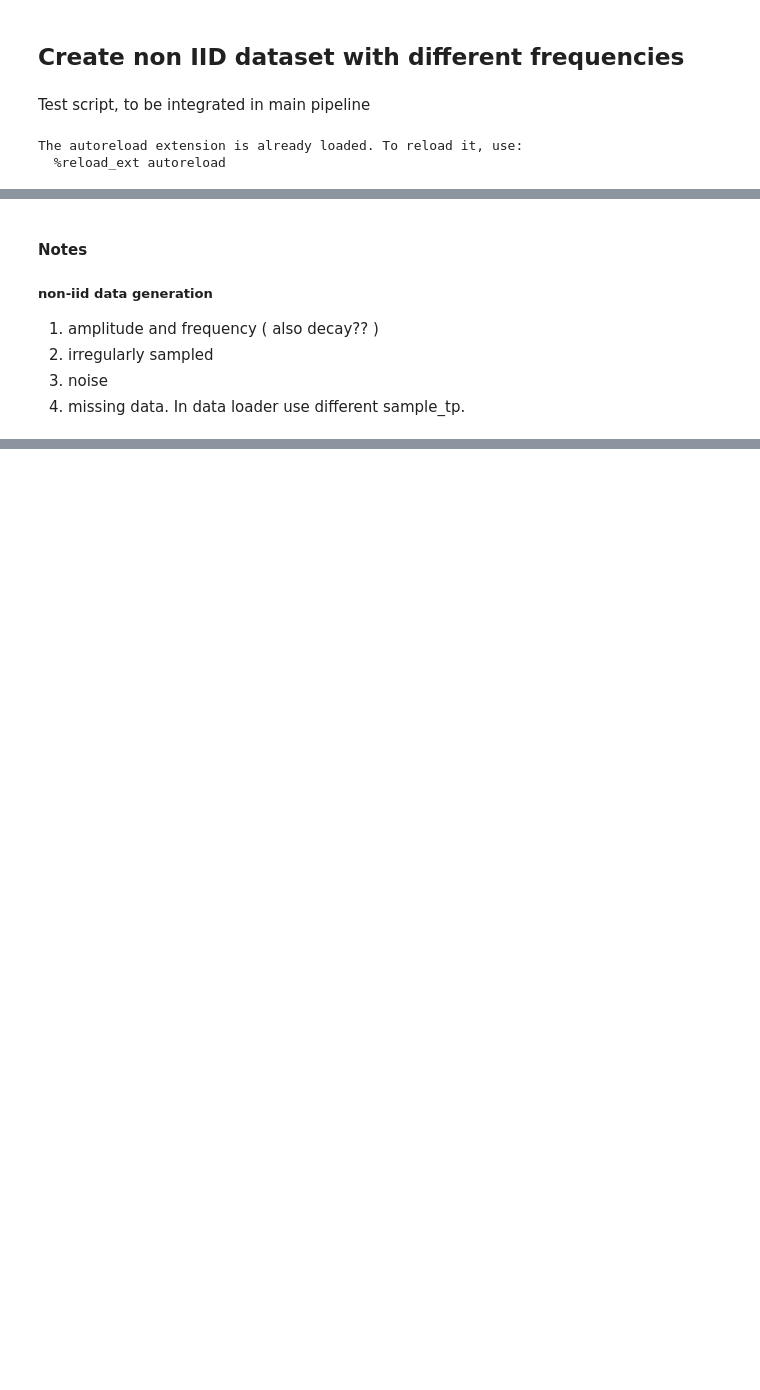
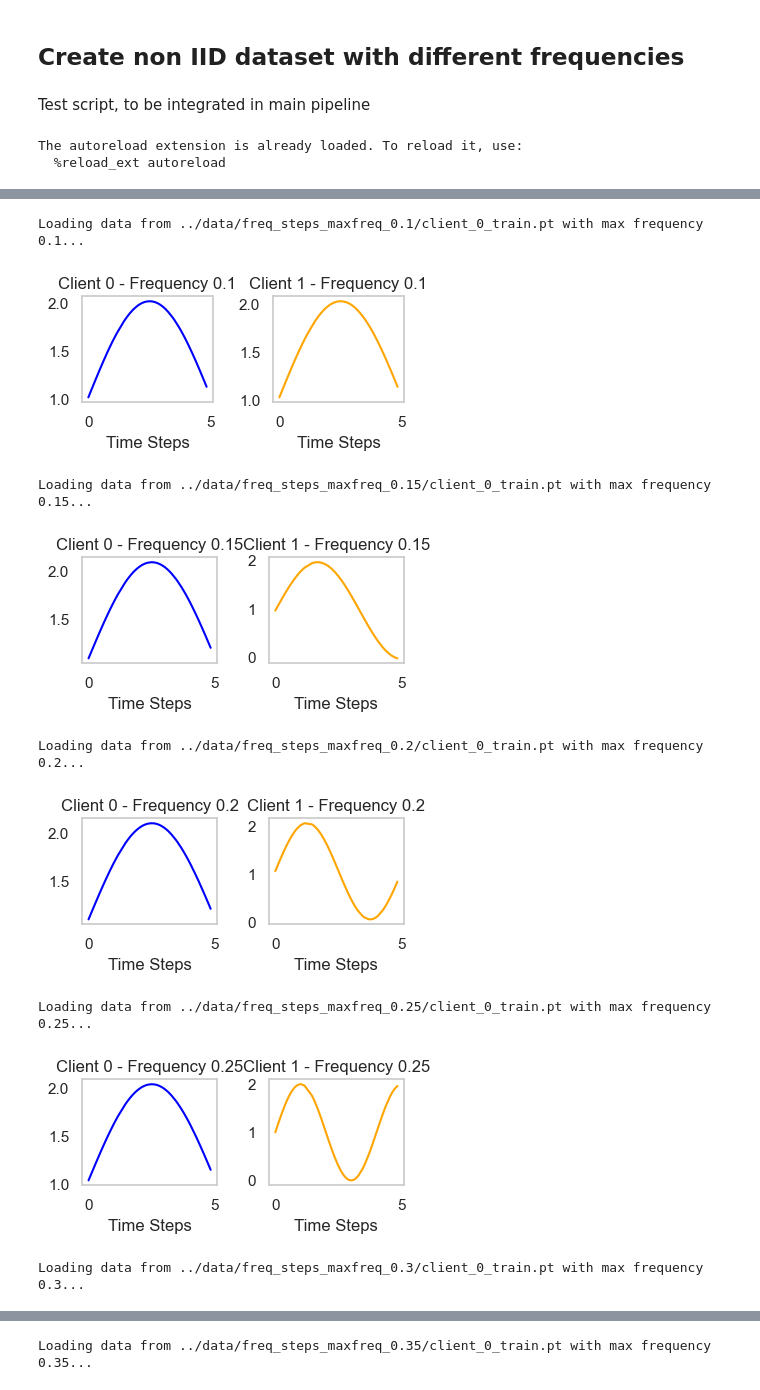
Before and after one commit to luisas/fl4tsf, a Jupyter notebook: analysis/06a_noniid_freq.ipynb, the cells around one changed output, grey strips where cells are left out. Drawn from its saved outputs; the diff is of its cells as text; code cells hidden in the pictures; blank space fills up the shorter version.

Commit message:
Add test for frequency

```diff
--- a/analysis/06a_noniid_freq.ipynb
+++ b/analysis/06a_noniid_freq.ipynb
@@ -477,20 +179,0 @@ import lib.utils as utils
-# %%
-dataset_prefix = "periodic_noniid_amp"
-
-base_amps = [0.5,  1.0, 2.0, 10.0]
-base_freqs = [0.5]
-n_total_tp = 5
-# get 100 samples per combination
-n_samples_per_combination = 1
-max_t_extrap = 5
-combinations = [(amp, freq) for amp in base_amps for freq in base_freqs]
-# Now we sample the time steps once!
-time_steps = sample_timesteps(n_total_tp, max_t_extrap)
-
-datasets = create_dataset_with_combinations(combinations, time_steps, n_samples_per_combination)
-#plot_all_combinations(datasets)
-full_dataset = merge_datasets(datasets)
-
-# 2. Split into train and test
-train, test = split_train_test_with_meta(full_dataset, train_fraq = 0.5)
-store_dataset(train, test, dataset_prefix=dataset_prefix, path_prefix="/Users/luisa/Desktop/nygc/cluster/projects/fl4tsf/data")
@@ -630,9 +180,49 @@ FileNotFoundError: [Errno 2] No such file or directory: '../data/luisa_offset_0.
-# %% [markdown]
-#### Notes
-
-##### non-iid data generation
-
-1. amplitude and frequency ( also decay?? )
-2. irregularly sampled
-3. noise
-4. missing data. In data loader use different sample_tp.
+# %%
+dataset_prefix = f"**"
+data_folder = "../data/"
+data_files = glob.glob(os.path.join(data_folder, f"{dataset_prefix}/client_0_train.pt"))
+
+# sort files by max frequency
+data_files.sort(key=lambda x: float(x.split("maxfreq_")[-1].split("_")[0].split("/")[0]))
+# Load and plot the dat
+
+
+for file in data_files:
+    # max frequency is encoded in the filename
+    max_freq = float(file.split("maxfreq_")[-1].split("_")[0].split("/")[0])
+    print(f"Loading data from {file} with max frequency {max_freq}...")
+
+    training_data = torch.load(file, weights_only=True)
+    time_steps= torch.load(file.replace("train", "time_steps_train"), weights_only=True)
+
+    y = training_data[0].squeeze()
+    x = time_steps[0].squeeze()
+
+    # Plot the data
+    plt.figure(figsize=(4, 2.1))
+    # make it 2 next to each other
+    plt.subplot(1, 2, 1)
+    plt.plot(x, y, label=f"Client 0 - Frequency {max_freq}", color='blue')
+    plt.title(f"Client 0 - Frequency {max_freq}")
+    plt.xlabel("Time Steps")
+    plt.grid()
+    plt.subplot(1, 2, 2)
+    client_1 = file.replace("client_0", "client_1")
+    y_1 = torch.load(client_1, weights_only=True)[0].squeeze()
+    x_1 = torch.load(client_1.replace("train", "time_steps_train"), weights_only=True)[0].squeeze()
+    plt.plot(x_1, y_1, label=f"Client 1 - Frequency {max_freq}", color='orange')
+    plt.title(f"Client 1 - Frequency {max_freq}")
+    plt.xlabel("Time Steps")
+    plt.grid()
+    plt.tight_layout()
+    plt.show()
+# %% [output]
+Loading data from ../data/freq_steps_maxfreq_0.1/client_0_train.pt with max frequency 0.1...
+[figure, added]
+Loading data from ../data/freq_steps_maxfreq_0.15/client_0_train.pt with max frequency 0.15...
+[figure, added]
+Loading data from ../data/freq_steps_maxfreq_0.2/client_0_train.pt with max frequency 0.2...
+[figure, added]
+Loading data from ../data/freq_steps_maxfreq_0.25/client_0_train.pt with max frequency 0.25...
+[figure, added]
+Loading data from ../data/freq_steps_maxfreq_0.3/client_0_train.pt with max frequency 0.3...
@@ -638,0 +230 @@ FileNotFoundError: [Errno 2] No such file or directory: '../data/luisa_offset_0.
+Loading data from ../data/freq_steps_maxfreq_0.35/client_0_train.pt with max frequency 0.35...
```
Also changed, not shown: parts of 28 cells of this notebook, 4 other files.
